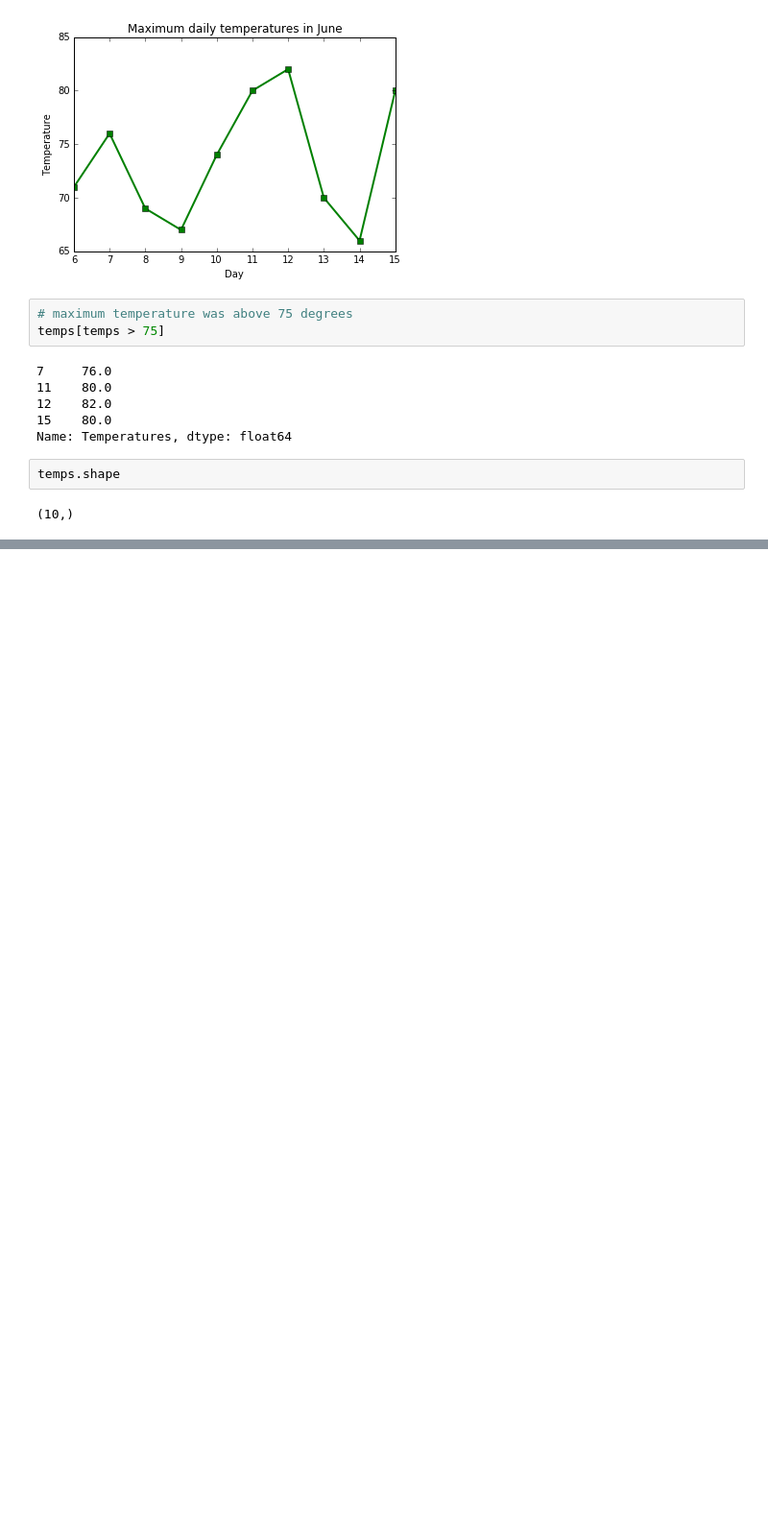
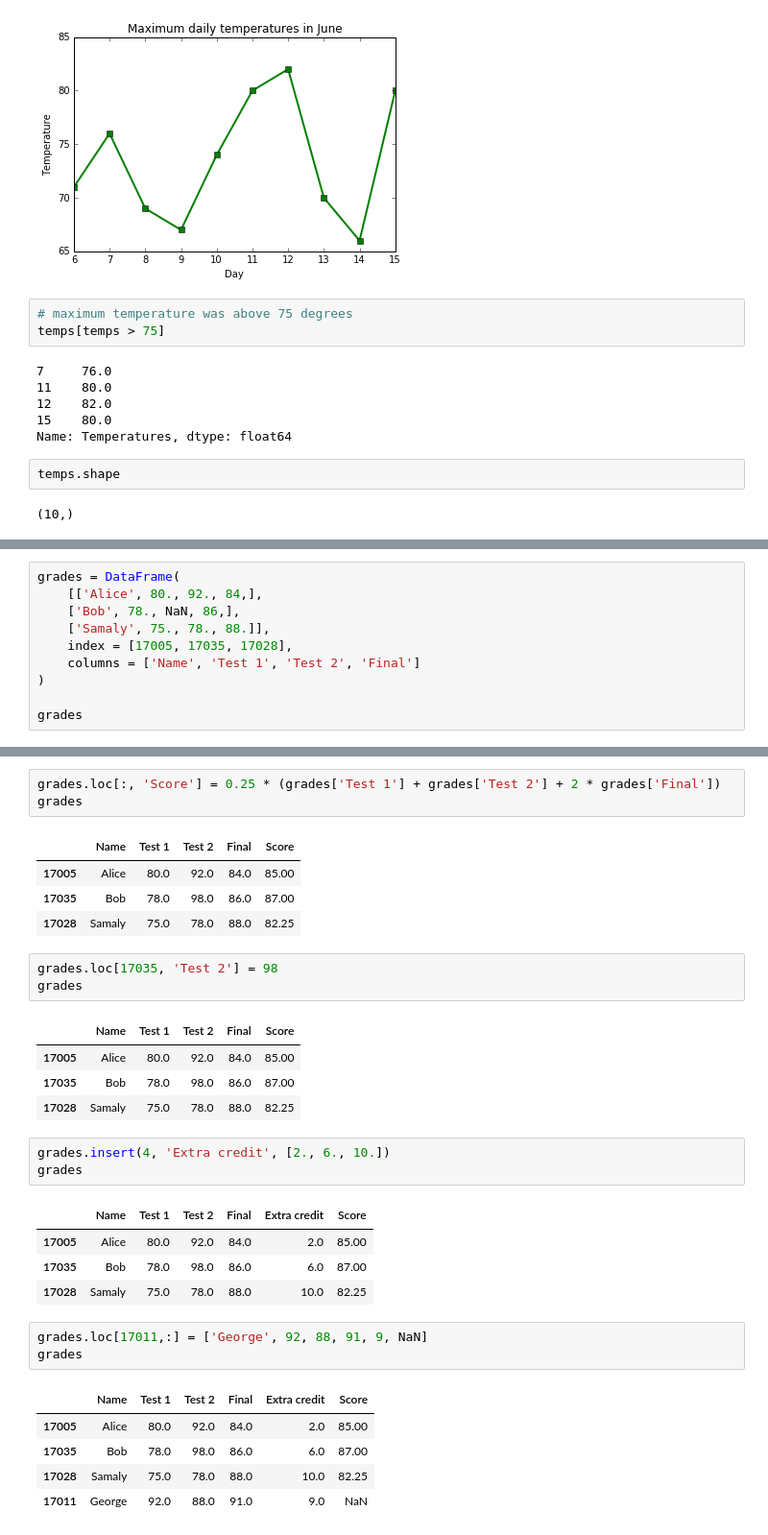
Before and after one commit to andersy005/Python-Quest, a Jupyter notebook: my_notebooks/Pandas.ipynb, the cells around one changed output, grey strips where cells are left out. Shown: that part at 96% size. Drawn from its saved outputs; the diff is of its cells as text; blank space fills up the shorter version.

```diff
--- a/my_notebooks/Pandas.ipynb
+++ b/my_notebooks/Pandas.ipynb
@@ -217,0 +222,10 @@ temps.shape
+# %%
+grades = DataFrame(
+    [['Alice', 80., 92., 84,],
+    ['Bob', 78., NaN, 86,],
+    ['Samaly', 75., 78., 88.]],
+    index = [17005, 17035, 17028],
+    columns = ['Name', 'Test 1', 'Test 2', 'Final']
+)
+
+grades
@@ -217,0 +250,33 @@ temps.shape
+# %%
+grades.loc[:, 'Score'] = 0.25 * (grades['Test 1'] + grades['Test 2'] + 2 * grades['Final'])
+grades
+# %% [output]
+|  | Name | Test 1 | Test 2 | Final | Score |
+| 17005 | Alice | 80.0 | 92.0 | 84.0 | 85.00 |
+| 17035 | Bob | 78.0 | 98.0 | 86.0 | 87.00 |
+| 17028 | Samaly | 75.0 | 78.0 | 88.0 | 82.25 |
+# %%
+grades.loc[17035, 'Test 2'] = 98
+grades
+# %% [output]
+|  | Name | Test 1 | Test 2 | Final | Score |
+| 17005 | Alice | 80.0 | 92.0 | 84.0 | 85.00 |
+| 17035 | Bob | 78.0 | 98.0 | 86.0 | 87.00 |
+| 17028 | Samaly | 75.0 | 78.0 | 88.0 | 82.25 |
+# %%
+grades.insert(4, 'Extra credit', [2., 6., 10.])
+grades
+# %% [output]
+|  | Name | Test 1 | Test 2 | Final | Extra credit | Score |
+| 17005 | Alice | 80.0 | 92.0 | 84.0 | 2.0 | 85.00 |
+| 17035 | Bob | 78.0 | 98.0 | 86.0 | 6.0 | 87.00 |
+| 17028 | Samaly | 75.0 | 78.0 | 88.0 | 10.0 | 82.25 |
+# %%
+grades.loc[17011,:] = ['George', 92, 88, 91, 9, NaN]
+grades
+# %% [output]
+|  | Name | Test 1 | Test 2 | Final | Extra credit | Score |
+| 17005 | Alice | 80.0 | 92.0 | 84.0 | 2.0 | 85.00 |
+| 17035 | Bob | 78.0 | 98.0 | 86.0 | 6.0 | 87.00 |
+| 17028 | Samaly | 75.0 | 78.0 | 88.0 | 10.0 | 82.25 |
+| 17011 | George | 92.0 | 88.0 | 91.0 | 9.0 | NaN |
```
Also changed, not shown: parts of 13 cells of this notebook.
